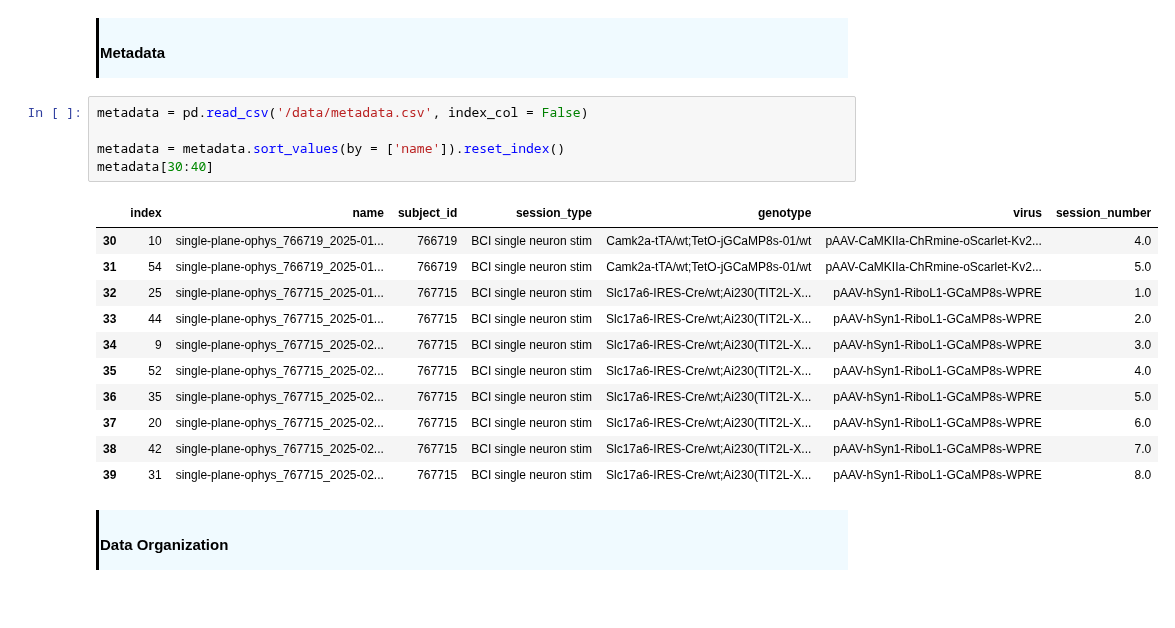
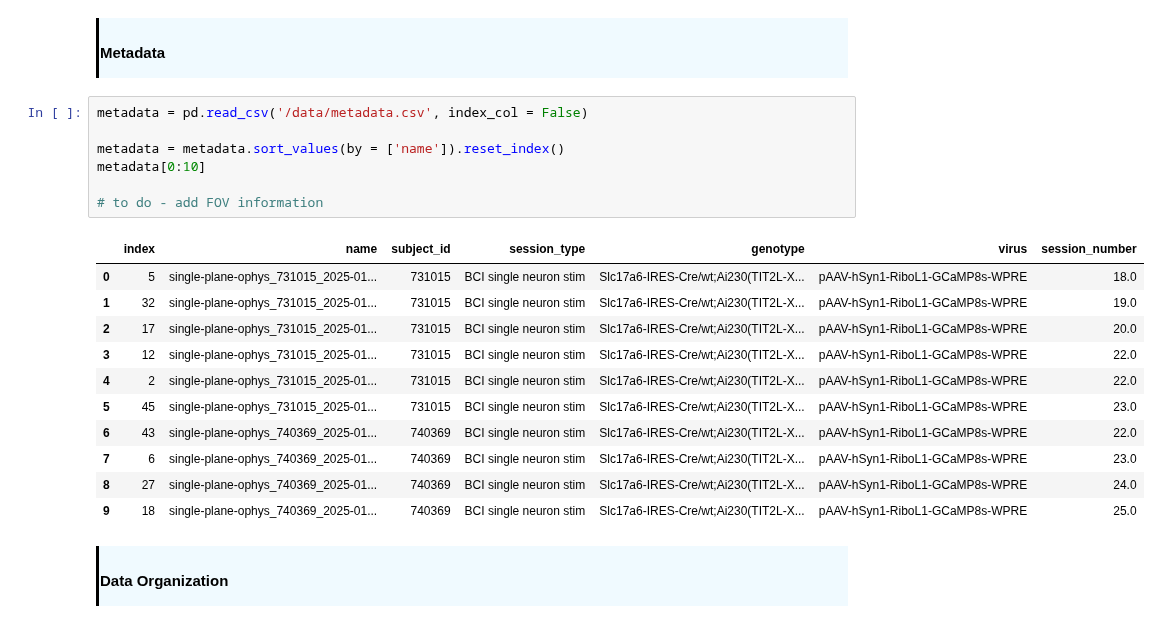
Before and after one commit to AllenNeuralDynamics/AIND-CNC-BCI-Workshop, a Jupyter notebook: code/load_data.ipynb, the cells around one changed output. Saved outputs shown, nothing was run; the diff lists cells and outputs as text.

```diff
--- a/code/load_data.ipynb
+++ b/code/load_data.ipynb
@@ -36,20 +36,22 @@ from nwbwidgets import nwb2widget
 # %%
 metadata = pd.read_csv('/data/metadata.csv', index_col = False)
 
 metadata = metadata.sort_values(by = ['name']).reset_index()
-metadata[30:40]
+metadata[0:10]
+
+# to do - add FOV information
 # %% [output]
 |  | index | name | subject_id | session_type | genotype | virus | session_number |
-| 30 | 10 | single-plane-ophys_766719_2025-01... | 766719 | BCI single neuron stim | Camk2a-tTA/wt;TetO-jGCaMP8s-01/wt | pAAV-CaMKIIa-ChRmine-oScarlet-Kv2... | 4.0 |
-| 31 | 54 | single-plane-ophys_766719_2025-01... | 766719 | BCI single neuron stim | Camk2a-tTA/wt;TetO-jGCaMP8s-01/wt | pAAV-CaMKIIa-ChRmine-oScarlet-Kv2... | 5.0 |
-| 32 | 25 | single-plane-ophys_767715_2025-01... | 767715 | BCI single neuron stim | Slc17a6-IRES-Cre/wt;Ai230(TIT2L-X... | pAAV-hSyn1-RiboL1-GCaMP8s-WPRE | 1.0 |
-| 33 | 44 | single-plane-ophys_767715_2025-01... | 767715 | BCI single neuron stim | Slc17a6-IRES-Cre/wt;Ai230(TIT2L-X... | pAAV-hSyn1-RiboL1-GCaMP8s-WPRE | 2.0 |
-| 34 | 9 | single-plane-ophys_767715_2025-02... | 767715 | BCI single neuron stim | Slc17a6-IRES-Cre/wt;Ai230(TIT2L-X... | pAAV-hSyn1-RiboL1-GCaMP8s-WPRE | 3.0 |
-| 35 | 52 | single-plane-ophys_767715_2025-02... | 767715 | BCI single neuron stim | Slc17a6-IRES-Cre/wt;Ai230(TIT2L-X... | pAAV-hSyn1-RiboL1-GCaMP8s-WPRE | 4.0 |
-| 36 | 35 | single-plane-ophys_767715_2025-02... | 767715 | BCI single neuron stim | Slc17a6-IRES-Cre/wt;Ai230(TIT2L-X... | pAAV-hSyn1-RiboL1-GCaMP8s-WPRE | 5.0 |
-| 37 | 20 | single-plane-ophys_767715_2025-02... | 767715 | BCI single neuron stim | Slc17a6-IRES-Cre/wt;Ai230(TIT2L-X... | pAAV-hSyn1-RiboL1-GCaMP8s-WPRE | 6.0 |
-| 38 | 42 | single-plane-ophys_767715_2025-02... | 767715 | BCI single neuron stim | Slc17a6-IRES-Cre/wt;Ai230(TIT2L-X... | pAAV-hSyn1-RiboL1-GCaMP8s-WPRE | 7.0 |
-| 39 | 31 | single-plane-ophys_767715_2025-02... | 767715 | BCI single neuron stim | Slc17a6-IRES-Cre/wt;Ai230(TIT2L-X... | pAAV-hSyn1-RiboL1-GCaMP8s-WPRE | 8.0 |
+| 0 | 5 | single-plane-ophys_731015_2025-01... | 731015 | BCI single neuron stim | Slc17a6-IRES-Cre/wt;Ai230(TIT2L-X... | pAAV-hSyn1-RiboL1-GCaMP8s-WPRE | 18.0 |
+| 1 | 32 | single-plane-ophys_731015_2025-01... | 731015 | BCI single neuron stim | Slc17a6-IRES-Cre/wt;Ai230(TIT2L-X... | pAAV-hSyn1-RiboL1-GCaMP8s-WPRE | 19.0 |
+| 2 | 17 | single-plane-ophys_731015_2025-01... | 731015 | BCI single neuron stim | Slc17a6-IRES-Cre/wt;Ai230(TIT2L-X... | pAAV-hSyn1-RiboL1-GCaMP8s-WPRE | 20.0 |
+| 3 | 12 | single-plane-ophys_731015_2025-01... | 731015 | BCI single neuron stim | Slc17a6-IRES-Cre/wt;Ai230(TIT2L-X... | pAAV-hSyn1-RiboL1-GCaMP8s-WPRE | 22.0 |
+| 4 | 2 | single-plane-ophys_731015_2025-01... | 731015 | BCI single neuron stim | Slc17a6-IRES-Cre/wt;Ai230(TIT2L-X... | pAAV-hSyn1-RiboL1-GCaMP8s-WPRE | 22.0 |
+| 5 | 45 | single-plane-ophys_731015_2025-01... | 731015 | BCI single neuron stim | Slc17a6-IRES-Cre/wt;Ai230(TIT2L-X... | pAAV-hSyn1-RiboL1-GCaMP8s-WPRE | 23.0 |
+| 6 | 43 | single-plane-ophys_740369_2025-01... | 740369 | BCI single neuron stim | Slc17a6-IRES-Cre/wt;Ai230(TIT2L-X... | pAAV-hSyn1-RiboL1-GCaMP8s-WPRE | 22.0 |
+| 7 | 6 | single-plane-ophys_740369_2025-01... | 740369 | BCI single neuron stim | Slc17a6-IRES-Cre/wt;Ai230(TIT2L-X... | pAAV-hSyn1-RiboL1-GCaMP8s-WPRE | 23.0 |
+| 8 | 27 | single-plane-ophys_740369_2025-01... | 740369 | BCI single neuron stim | Slc17a6-IRES-Cre/wt;Ai230(TIT2L-X... | pAAV-hSyn1-RiboL1-GCaMP8s-WPRE | 24.0 |
+| 9 | 18 | single-plane-ophys_740369_2025-01... | 740369 | BCI single neuron stim | Slc17a6-IRES-Cre/wt;Ai230(TIT2L-X... | pAAV-hSyn1-RiboL1-GCaMP8s-WPRE | 25.0 |
 # %% [markdown]
 <div style="border-left: 3px solid #000; padding: 1px; padding-left: 10px; background: #F0FAFF; ">
 
```
Also changed, not shown: parts of 13 cells of this notebook, 1 other file.
